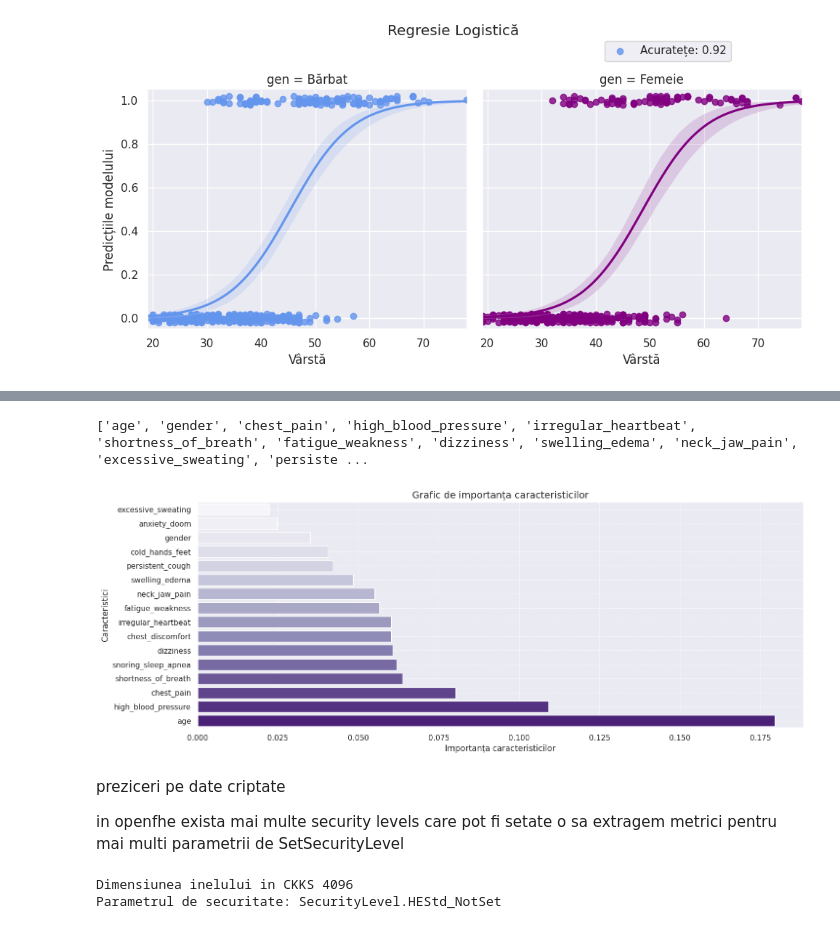
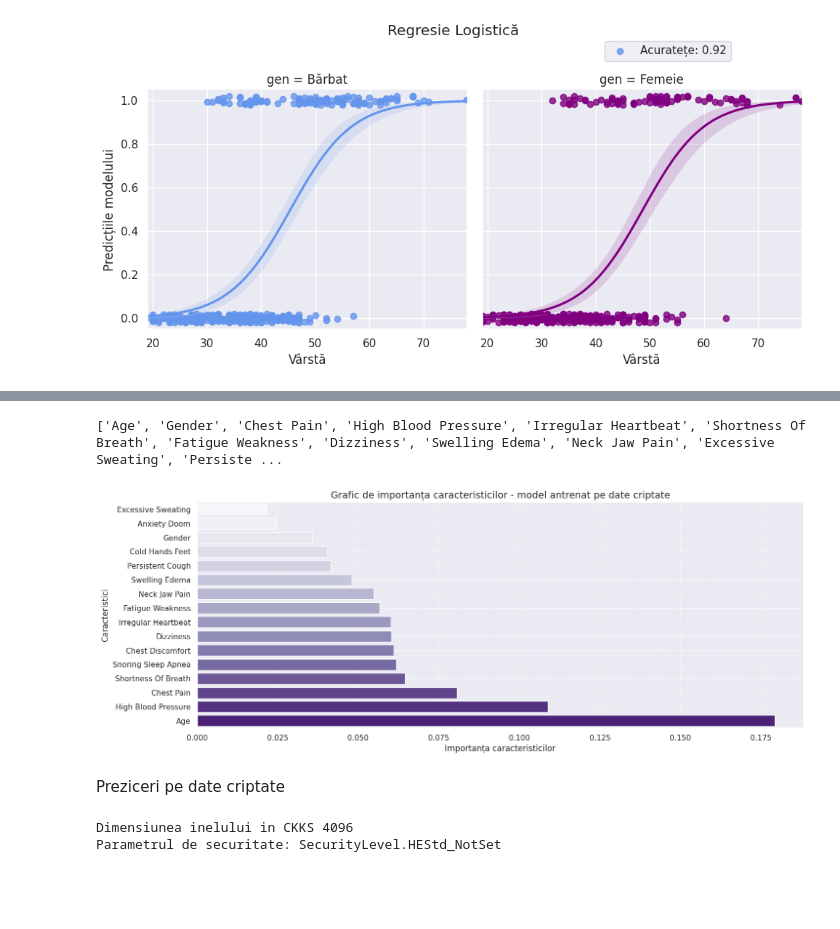
Before and after one commit to dariapirvulescu18/Homomorphic-Encryption-ML, a Jupyter notebook: openfhe/code/logistic_regression/lo_trained_on_clear_data.ipynb, the cells around one changed output, grey strips where cells are left out. Cells and saved outputs as stored; diff of their text form; code cells hidden in the pictures; blank space fills up the shorter version.

```diff
--- a/openfhe/code/logistic_regression/lo_trained_on_clear_data.ipynb
+++ b/openfhe/code/logistic_regression/lo_trained_on_clear_data.ipynb
@@ -60,5 +23,5 @@ Setul de date este luat din kaggle: https://www.kaggle.com/datasets/mahatiratush
 # %%
-def incarcare_date(path):
+def load_data(path):
     date_salvate = torch.load(path,weights_only=True)
     x_train = date_salvate['train_data']
     x_test = date_salvate['test_data']
@@ -72,7 +35,7 @@ def incarcare_date(path):
     print("#######################################")
     return x_train,x_test,y_train,y_test
 # %%
-def normalizare_date(x_train,x_test):
+def normalize_data(x_train,x_test):
     scaler = StandardScaler()
     x_train = torch.tensor(scaler.fit_transform(x_train), dtype=torch.float32)
     x_test= torch.tensor(scaler.transform(x_test), dtype=torch.float32)
@@ -80,8 +43,8 @@ def normalizare_date(x_train,x_test):
     print(x_test.shape)
     return x_train,x_test
 # %%
-x_train,x_test,y_train,y_test = incarcare_date('date_logistic_regression.pth')
-x_train,x_test= normalizare_date(x_train,x_test)
+x_train,x_test,y_train,y_test = load_data('../../data/date_logistic_regression.pth')
+x_train,x_test= normalize_data(x_train,x_test)
 x_train,x_test,y_train,y_test= x_train[:1000],x_test[:700],y_train[:1000],y_test[:700]
 #vom lucra doar cu o parte din setul de date pentru a antrena mai repede modelul,
 #  deoarce nu ne intereseaza acuratetea modelului
@@ -282,5 +284,5 @@ plt.show()
 # %%
-def importanta_caracteristicilor(model, feature_names):
+def feature_importance(model, feature_names):
     weights = model.weight
 
     weights = torch.abs(weights)
@@ -295,22 +297,21 @@ def importanta_caracteristicilor(model, feature_names):
 
     plt.xlabel('Importanța caracteristicilor', fontsize=12)
     plt.ylabel('Caracteristici', fontsize=12)
-    plt.title('Grafic de importanța caracteristicilor', fontsize=14)
+    plt.title('Grafic de importanța caracteristicilor - model antrenat pe date criptate', fontsize=14)
 
     plt.grid(True, linestyle='--', alpha=0.7)
-    plt.savefig("./lo_r_trained_on_clear_data_feature_importance.png")
+    plt.savefig("../../plots/logistic_regression/lo_r_trained_on_clear_data_feature_importance.png")
     plt.show()
 # %%
-csv = pd.read_csv('./stroke_risk_dataset.csv')
+csv = pd.read_csv('../../data/stroke_risk_dataset.csv')
 csv = csv.drop(columns=["stroke_risk_percentage", "at_risk", "nausea_vomiting"])
 header = csv.columns.tolist()
-print(header)
-importanta_caracteristicilor(lo_r_model,header)
+
+formatted_features = [feat.replace('_', ' ').title() for feat in header]
+print(formatted_features)
+feature_importance(lo_r_model,formatted_features)
 # %% [output]
-['age', 'gender', 'chest_pain', 'high_blood_pressure', 'irregular_heartbeat', 'shortness_of_breath', 'fatigue_weakness', 'dizziness', 'swelling_edema', 'neck_jaw_pain', 'excessive_sweating', 'persiste ...
+['Age', 'Gender', 'Chest Pain', 'High Blood Pressure', 'Irregular Heartbeat', 'Shortness Of Breath', 'Fatigue Weakness', 'Dizziness', 'Swelling Edema', 'Neck Jaw Pain', 'Excessive Sweating', 'Persiste ...
-[figure, old version]
+[figure, new version]
 # %% [markdown]
-preziceri pe date criptate
-
-in openfhe exista mai multe security levels care pot fi setate
-o sa extragem metrici pentru mai multi parametrii de SetSecurityLevel
+Preziceri pe date criptate
```
Also changed, not shown: parts of 18 cells of this notebook, 13 other files.
